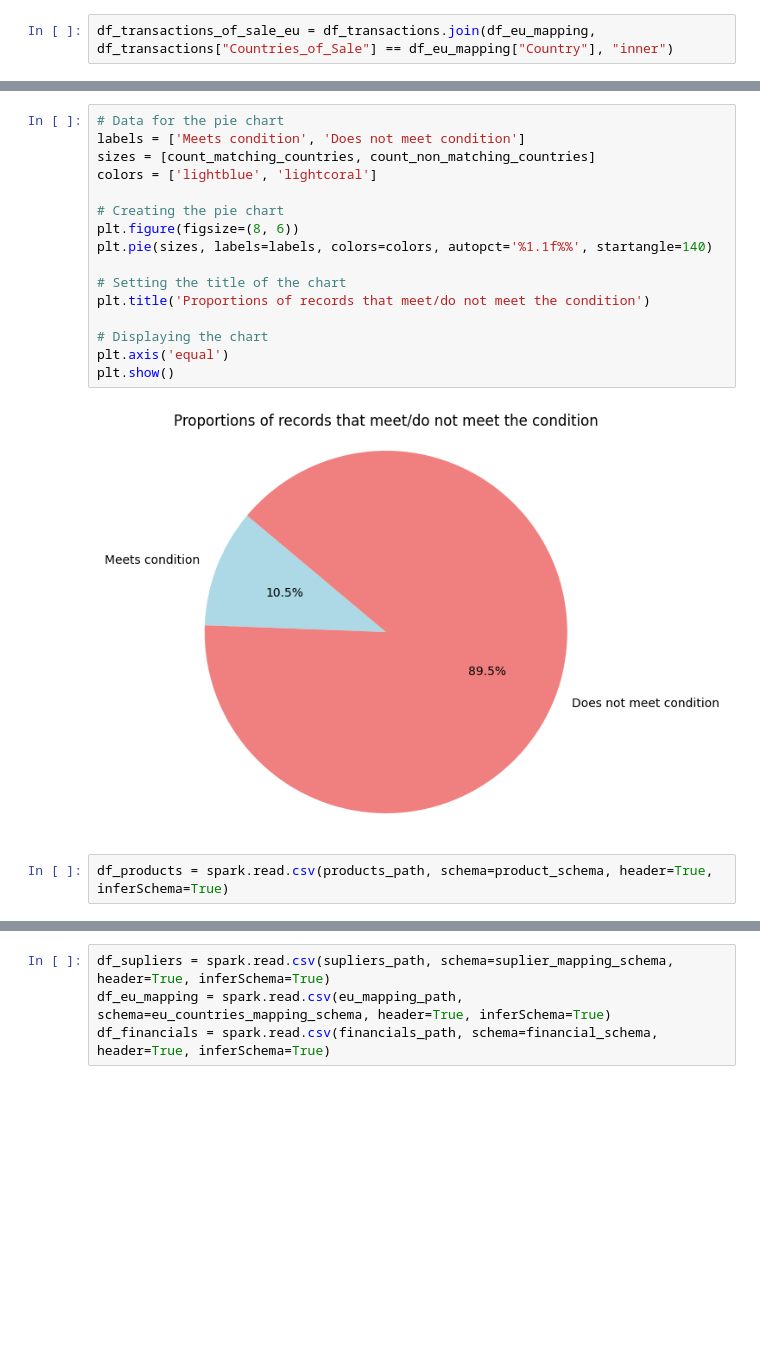
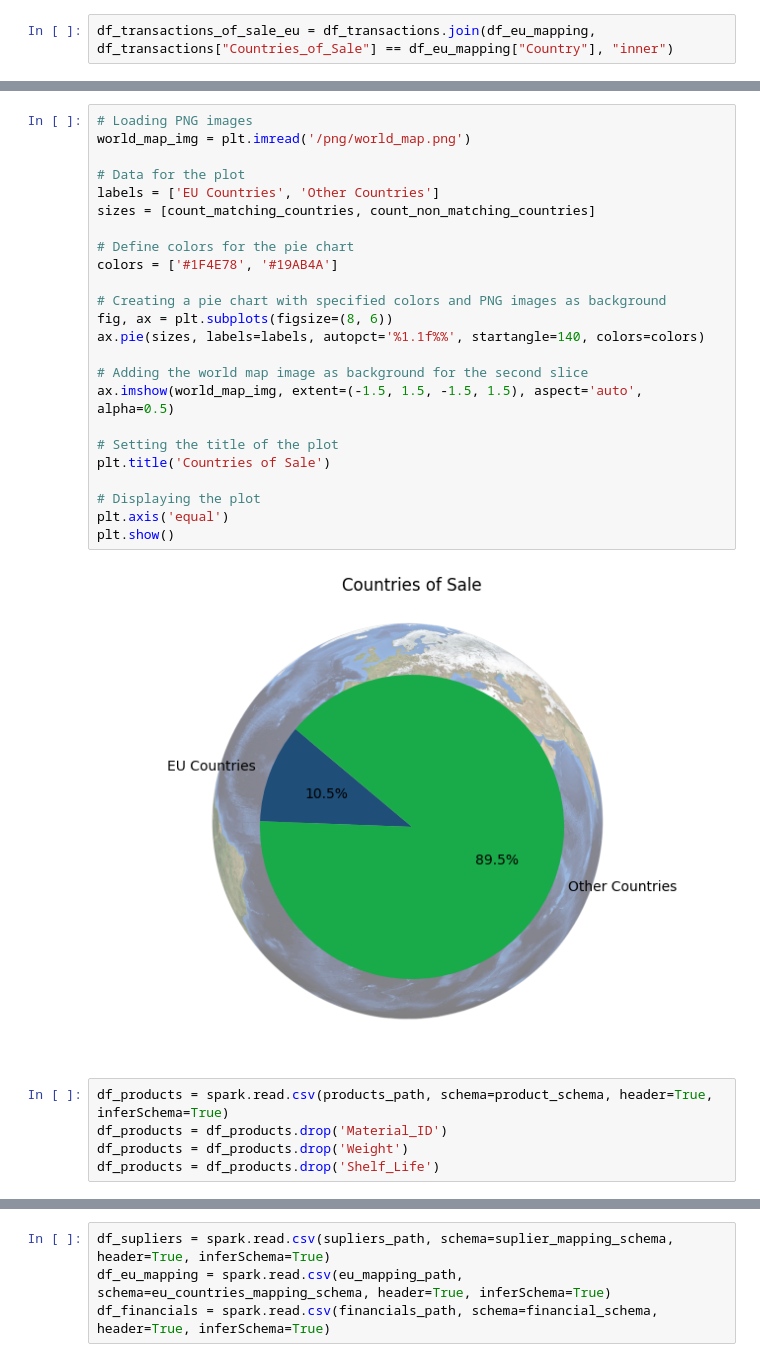
Before and after one commit to PawelJakubczyk/Manufacturing-Revenue-for-EU-Export, a Jupyter notebook: manage_manufacturing_data.ipynb, the cells around one changed output, grey strips where cells are left out. Drawn from its saved outputs; the diff is of its cells as text; blank space fills up the shorter version.

```diff
--- a/manage_manufacturing_data.ipynb
+++ b/manage_manufacturing_data.ipynb
@@ -122,23 +129,34 @@ count_non_matching_countries = df_transactions.count() - count_matching_countrie
 |         30|           Sweden|004f7050-5bb1-4c2...|           2027-11-16|    2029-06-30|      1003|    Sweden|          SE|
 +-----------+-----------------+--------------------+---------------------+--------------+----------+----------+------------+
 only showing top 20 rows
-# %%
-# Data for the pie chart
-labels = ['Meets condition', 'Does not meet condition']
-sizes = [count_matching_countries, count_non_matching_countries]
-colors = ['lightblue', 'lightcoral']
-
-# Creating the pie chart
-plt.figure(figsize=(8, 6))
-plt.pie(sizes, labels=labels, colors=colors, autopct='%1.1f%%', startangle=140)
-
-# Setting the title of the chart
-plt.title('Proportions of records that meet/do not meet the condition')
-
-# Displaying the chart
-plt.axis('equal')
-plt.show()
-# %% [output]
-[figure, removed]
+# %%
+# Loading PNG images
+world_map_img = plt.imread('/png/world_map.png')
+
+# Data for the plot
+labels = ['EU Countries', 'Other Countries']
+sizes = [count_matching_countries, count_non_matching_countries]
+
+# Define colors for the pie chart
+colors = ['#1F4E78', '#19AB4A']
+
+# Creating a pie chart with specified colors and PNG images as background
+fig, ax = plt.subplots(figsize=(8, 6))
+ax.pie(sizes, labels=labels, autopct='%1.1f%%', startangle=140, colors=colors)
+
+# Adding the world map image as background for the second slice
+ax.imshow(world_map_img, extent=(-1.5, 1.5, -1.5, 1.5), aspect='auto', alpha=0.5)
+
+# Setting the title of the plot
+plt.title('Countries of Sale')
+
+# Displaying the plot
+plt.axis('equal')
+plt.show()
+# %% [output]
+[figure, added]
 # %%
 df_products = spark.read.csv(products_path, schema=product_schema, header=True, inferSchema=True)
+df_products = df_products.drop('Material_ID')
+df_products = df_products.drop('Weight')
+df_products = df_products.drop('Shelf_Life')
```
Also changed, not shown: parts of 9 cells of this notebook.
